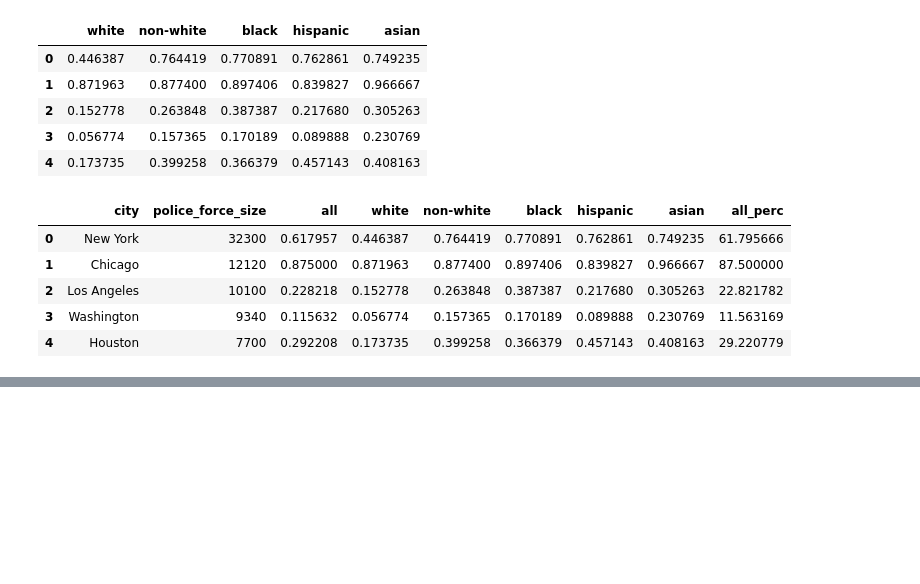
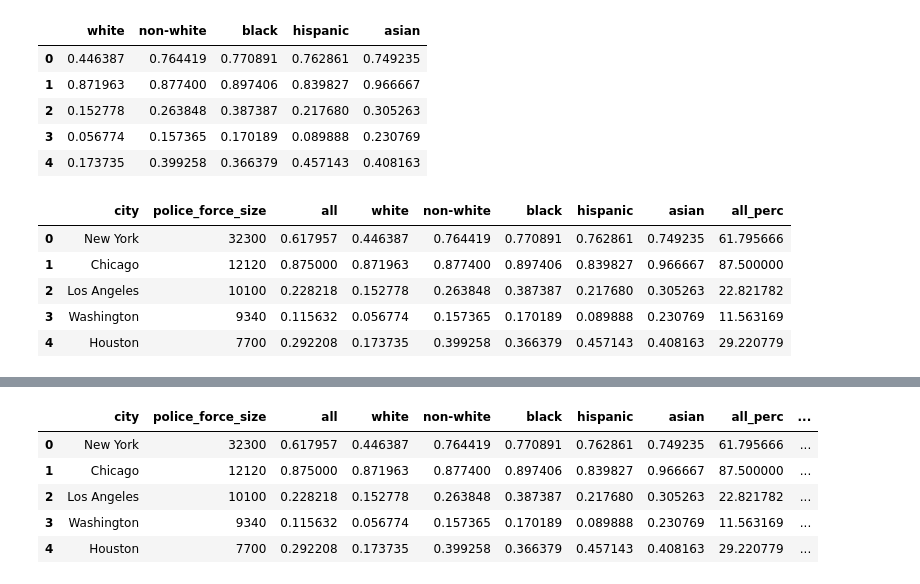
Before and after one commit to biodatascience/datasci611, a Jupyter notebook: scripts/pandas_wrangle1.ipynb, the cells around one changed output, grey strips where cells are left out. Saved outputs shown, nothing was run; the diff lists cells and outputs as text; code cells hidden in the pictures; blank space fills up the shorter version.

```diff
--- a/scripts/pandas_wrangle1.ipynb
+++ b/scripts/pandas_wrangle1.ipynb
@@ -155,0 +183,11 @@ TypeError: unsupported operand type(s) for +: 'range' and 'int'
+# %%
+# Create a new variable that indicates whether half or more of the police force lives in town
+police_df['half_in'] = police_df['all'] >= 0.5
+police_df.head()
+# %% [output]
+|  | city | police_force_size | all | white | non-white | black | hispanic | asian | all_perc | ... |
+| 0 | New York | 32300 | 0.617957 | 0.446387 | 0.764419 | 0.770891 | 0.762861 | 0.749235 | 61.795666 | ... |
+| 1 | Chicago | 12120 | 0.875000 | 0.871963 | 0.877400 | 0.897406 | 0.839827 | 0.966667 | 87.500000 | ... |
+| 2 | Los Angeles | 10100 | 0.228218 | 0.152778 | 0.263848 | 0.387387 | 0.217680 | 0.305263 | 22.821782 | ... |
+| 3 | Washington | 9340 | 0.115632 | 0.056774 | 0.157365 | 0.170189 | 0.089888 | 0.230769 | 11.563169 | ... |
+| 4 | Houston | 7700 | 0.292208 | 0.173735 | 0.399258 | 0.366379 | 0.457143 | 0.408163 | 29.220779 | ... |
```
Also changed, not shown: parts of 8 cells of this notebook, 2 other files.
